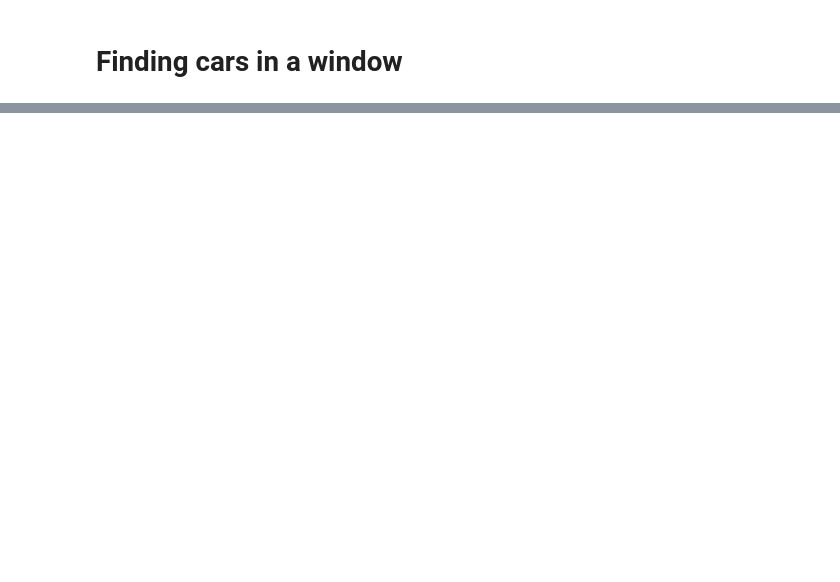
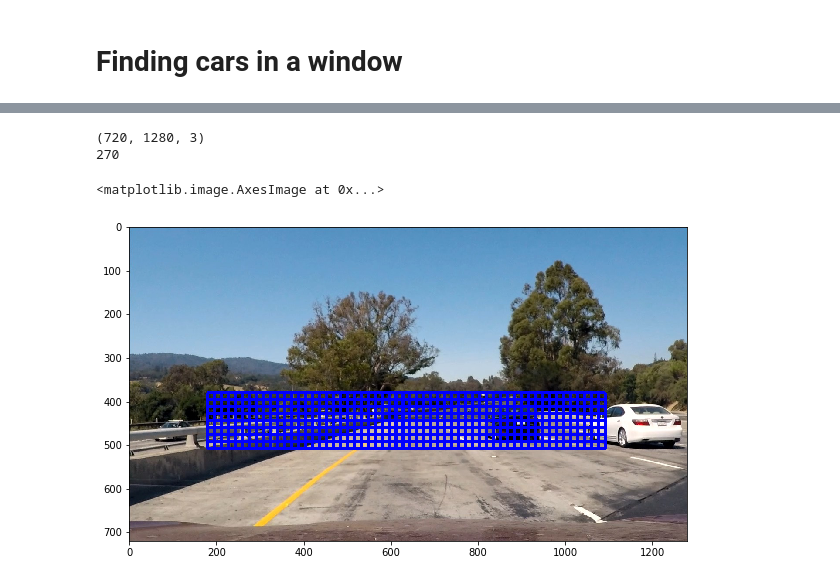
Before and after one commit to ahmadesh/CarND-Vehicle-Detection, a Jupyter notebook: Project.ipynb, the cells around one changed output, grey strips where cells are left out. Drawn from its saved outputs; the diff is of its cells as text; code cells hidden in the pictures; blank space fills up the shorter version.

```diff
--- a/Project.ipynb
+++ b/Project.ipynb
@@ -276,0 +314,21 @@ plt.imshow(draw_boxes(test_img, rects))
+# %%
+test_img = mpimg.imread('./test_images/test1.jpg')
+print(test_img.shape)
+ystart = 400
+ystop = 520
+xstart = 750
+xstop = 1100
+scale = 1
+cells_per_step = 2
+
+rects1 = find_cars(test_img, 380, 520, 180, 1100, scale, cells_per_step, vis=True)
+print(len(rects1))
+
+plt.figure(figsize=(10,10))
+img1 = draw_boxes(test_img, rects1)
+plt.imshow(img1)
+# %% [output]
+(720, 1280, 3)
+270
+<matplotlib.image.AxesImage at 0x...>
+[figure, added]
```
Also changed, not shown: parts of 10 cells of this notebook.
